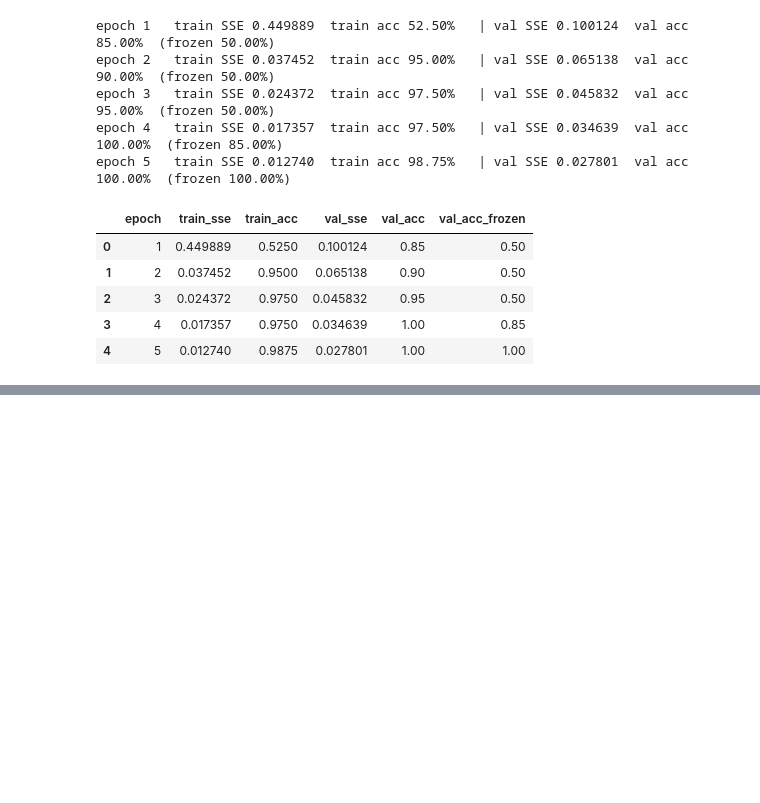
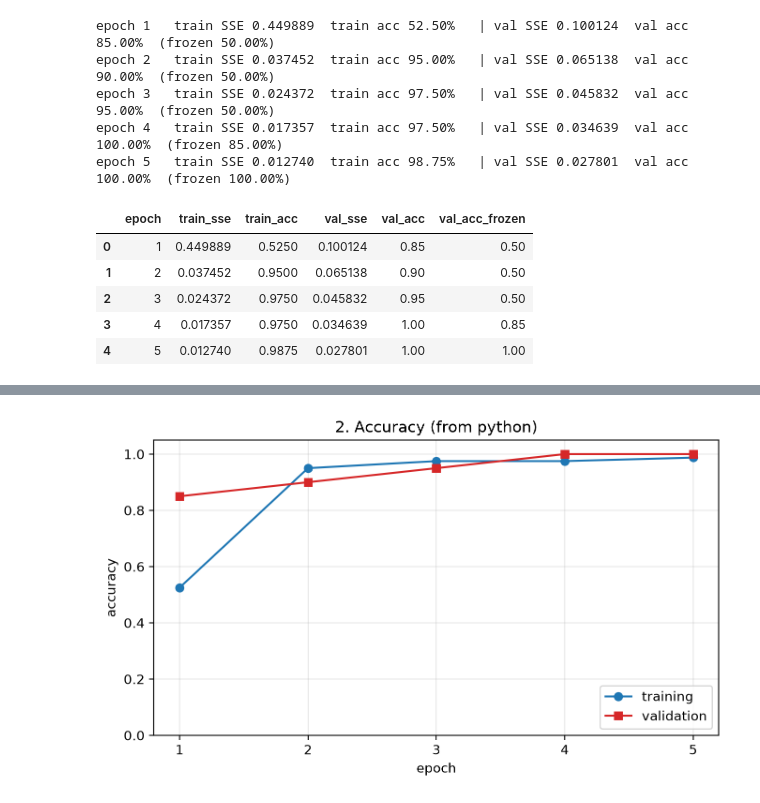
Before and after one commit to yusufimantaka/single-layer-perceptron, a Jupyter notebook: main.ipynb, the cells around one changed output, grey strips where cells are left out. Drawn from its saved outputs; the diff is of its cells as text; code cells hidden in the pictures; blank space fills up the shorter version.

```diff
--- a/main.ipynb
+++ b/main.ipynb
@@ -168,0 +174,18 @@ plt.show()
+# %%
+import matplotlib.pyplot as plt
+
+fig, ax = plt.subplots(figsize=(7, 4.2), dpi=200)
+ax.plot(summary['epoch'], summary['train_acc'], marker='o', color='#1f77b4', label='training')
+ax.plot(summary['epoch'], summary['val_acc'],   marker='s', color='#d62728', label='validation')
+ax.set_title('2. Accuracy (from python)')
+ax.set_ylabel('accuracy')
+ax.set_ylim(0, 1.05)
+ax.legend(loc='lower right')
+ax.set_xlabel('epoch')
+ax.set_xticks(summary['epoch'])
+ax.grid(alpha=.3)
+fig.subplots_adjust(left=0.11, right=0.97, top=0.88, bottom=0.13)
+fig.savefig('figures/accuracy_python.png', dpi=200)
+plt.show()
+# %% [output]
+[figure, added]
```
Also changed, not shown: parts of 4 cells of this notebook, 1 other file.
